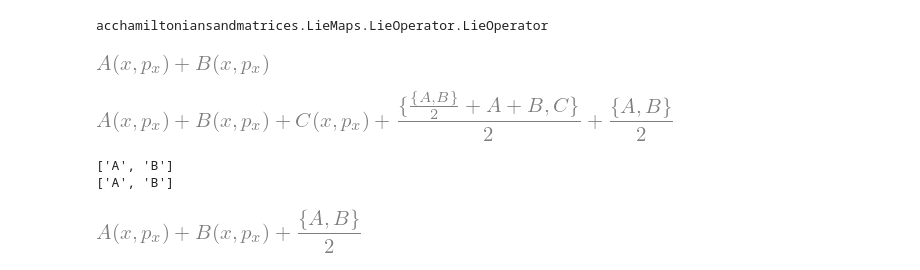
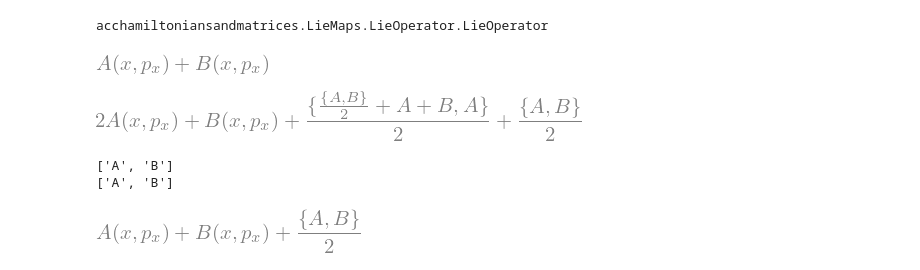
Before and after one commit to tomerten/acchamiltoniansandmatrices, a Jupyter notebook: acchamiltoniansandmatrices/Examples/Notebooks/SymbolicCalculations.ipynb, the cells around one changed output. Drawn from its saved outputs; the diff is of its cells as text; code cells hidden in the pictures.

```diff
--- a/acchamiltoniansandmatrices/Examples/Notebooks/SymbolicCalculations.ipynb
+++ b/acchamiltoniansandmatrices/Examples/Notebooks/SymbolicCalculations.ipynb
@@ -117,9 +197,9 @@ Aop.BCH(Bop,1).ham
 # %% [output]
 [figure]
 # %%
-Aop.BCH(Bop,2).BCH(Cop,2).ham
+Aop.BCH(Bop,2).BCH(Aop,2)
 # %% [output]
-[figure, old version]
+[figure, new version]
 # %%
 Aop.BCH(Bop,2).ham
 # %% [output]
```
Also changed, not shown: parts of 35 cells of this notebook, 5 other files.
